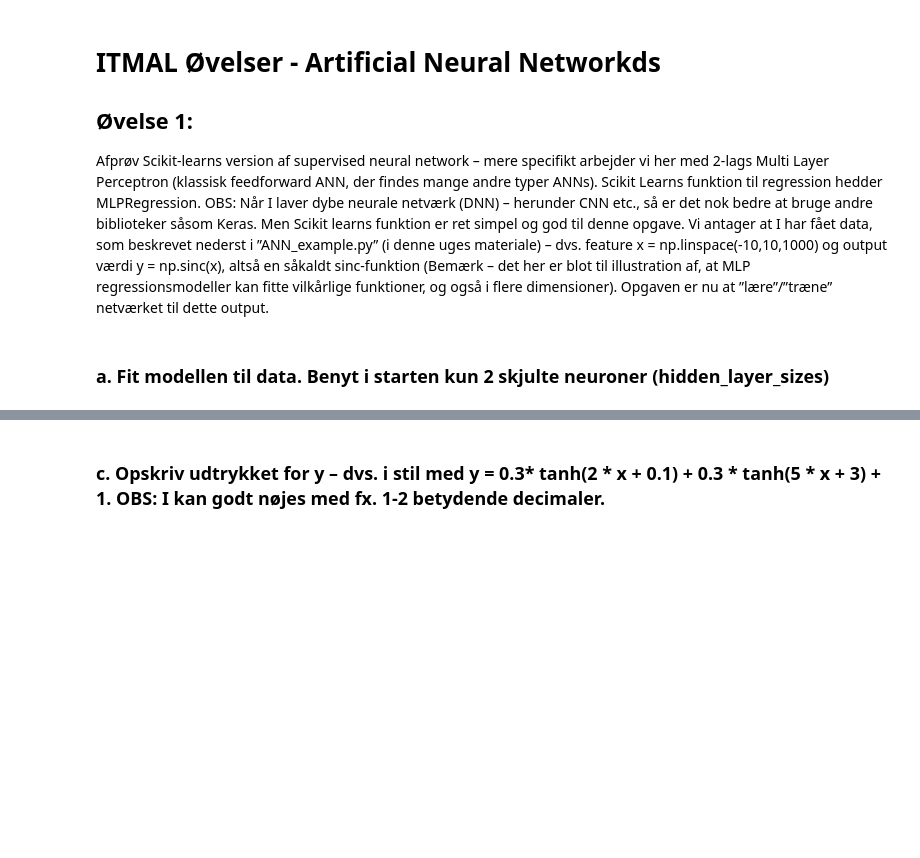
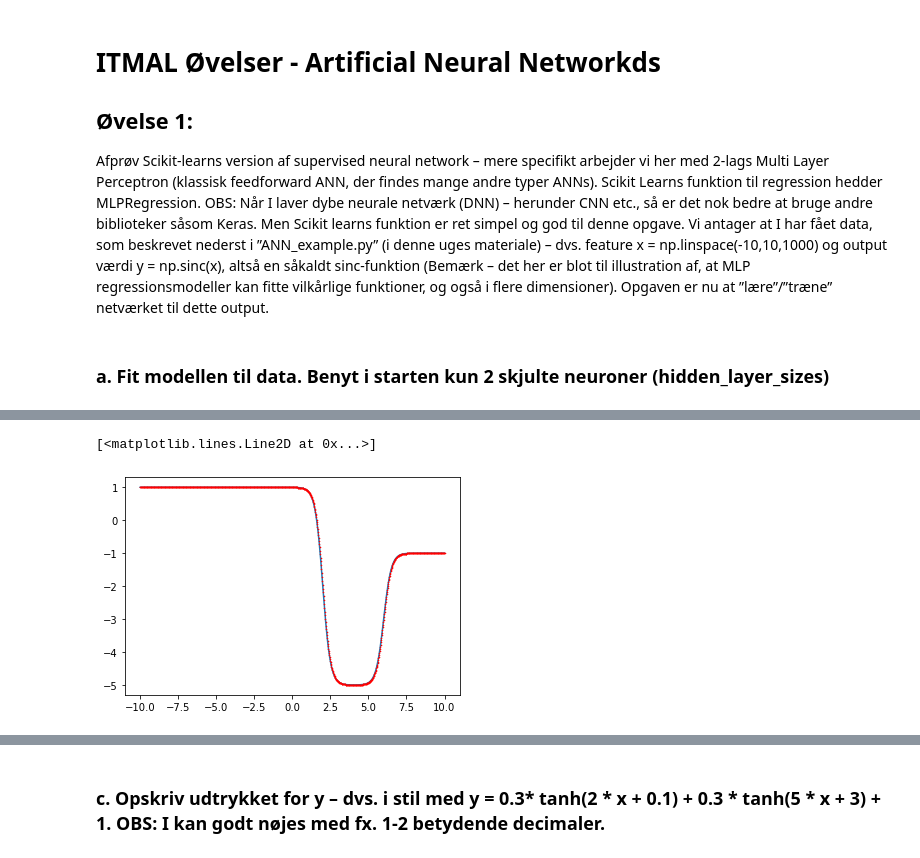
Before and after one commit to mortenhaahr/MAL, a Jupyter notebook: L06/L06.ipynb, the cells around one changed output, grey strips where cells are left out. Drawn from its saved outputs; the diff is of its cells as text; code cells hidden in the pictures; blank space fills up the shorter version.

```diff
--- a/L06/L06.ipynb
+++ b/L06/L06.ipynb
@@ -10,0 +20,16 @@ Vi antager at I har fået data, som beskrevet nederst i ”ANN_example.py” (i
+# %%
+from sklearn.neural_network import MLPRegressor
+
+mlp = MLPRegressor(activation = 'tanh', # aktiveringsfunktion
+                   hidden_layer_sizes = 2, # antal skjulte neuroner
+                   alpha = 1e-5, # regulariseringsparameter, her meget lille
+                   solver = 'lbfgs', # quasi-Newton solver
+                   max_iter=1000,
+                   verbose = True)
+mlp.fit(x,y)
+
+plt.plot(x,y)
+plt.plot(x, mlp.predict(x), 'rx', ms=1)
+# %% [output]
+[<matplotlib.lines.Line2D at 0x...>]
+[figure, added]
```
Also changed, not shown: parts of 3 cells of this notebook, 2 other files.
